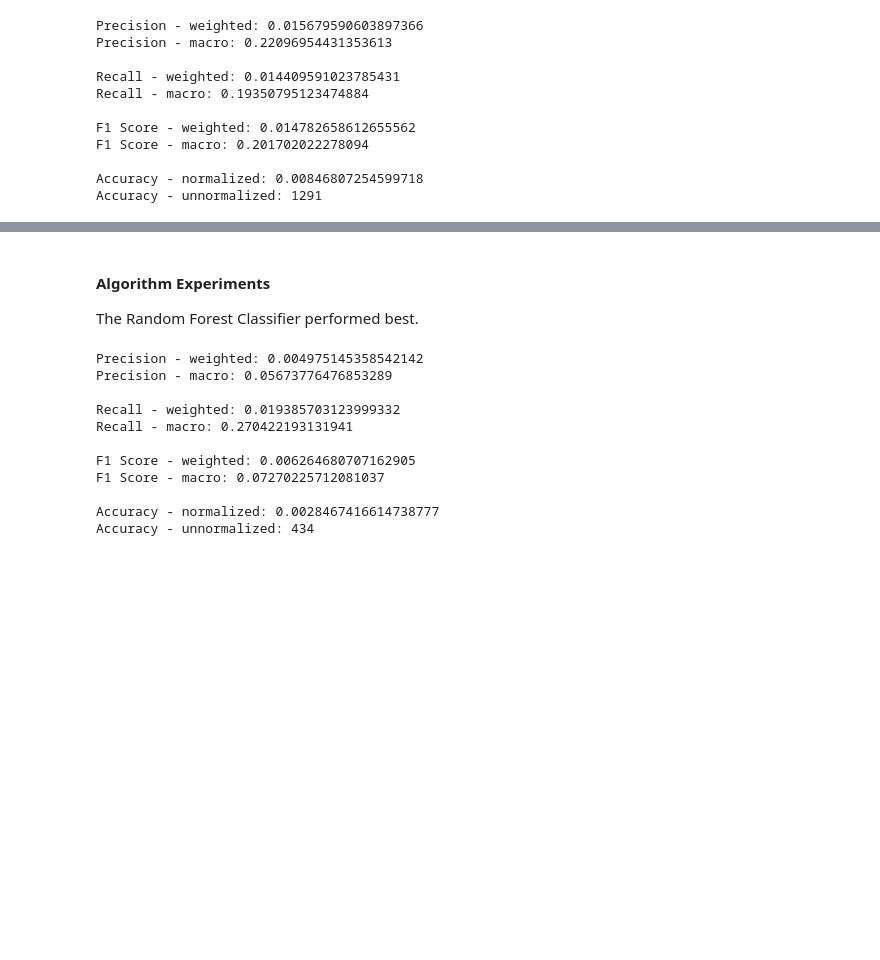
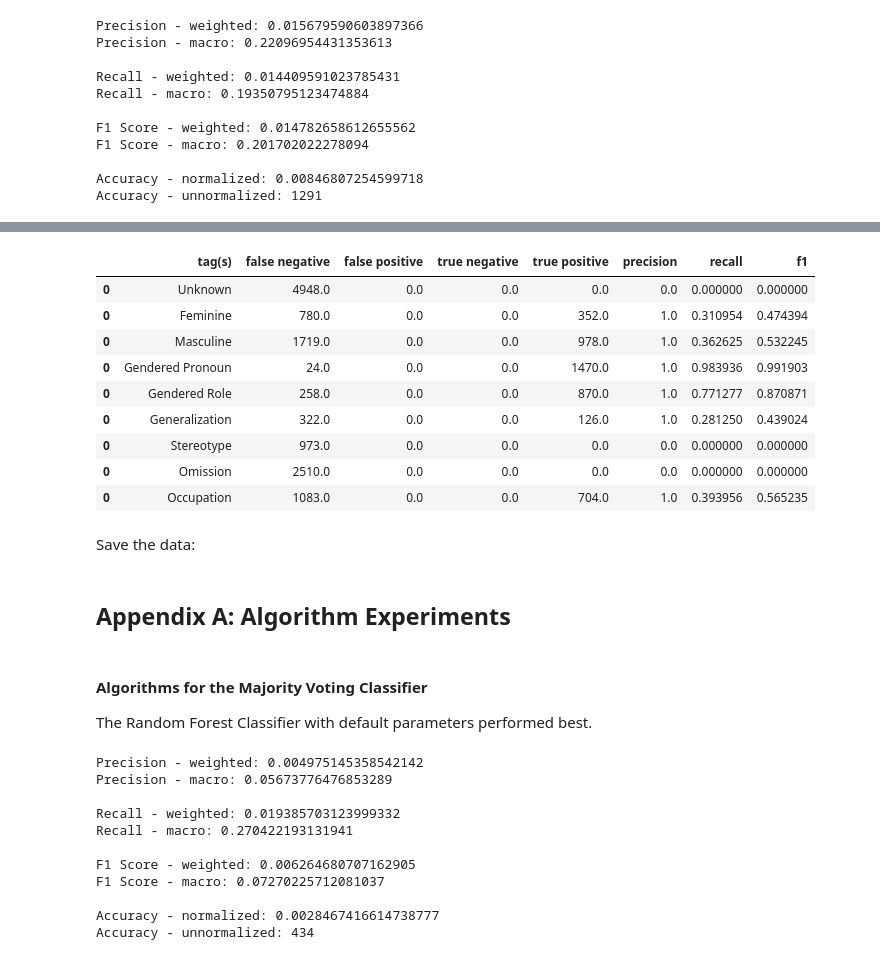
Before and after one commit to thegoose20/gender-bias, a Jupyter notebook: token_classification/BaselineTokenClassifiers.ipynb, the cells around one changed output, grey strips where cells are left out. Cells and saved outputs as stored; diff of their text form; code cells hidden in the pictures; blank space fills up the shorter version.

```diff
--- a/token_classification/BaselineTokenClassifiers.ipynb
+++ b/token_classification/BaselineTokenClassifiers.ipynb
@@ -365,0 +520,7 @@ Accuracy - unnormalized: 1291
+# %%
+loose_eval_df = eval_df.copy()
+for label,tags in label_tags.items():
+    for tag in tags:
+        loose_eval_df["expected_tag"] = loose_eval_df["expected_tag"].replace(to_replace=tag, value=label)
+        loose_eval_df["predicted_tag"] = loose_eval_df["predicted_tag"].replace(to_replace=tag, value=label)
+loose_eval_df.head()
@@ -365,0 +534,21 @@ Accuracy - unnormalized: 1291
+# %%
+loose_eval_df = loose_eval_df.fillna("O")
+# %%
+loose_eval_df = loose_eval_df.drop(columns=["_merge"])
+expected_labels = list(loose_eval_df.expected_tag)
+predicted_labels = list(loose_eval_df.predicted_tag)
+rows = loose_eval_df.shape[0]
+_merge = []
+for i in range(rows):
+    exp, pred = expected_labels[i], predicted_labels[i]
+    if (exp == "O") and (pred == "O"):
+        _merge += ["true negative"]
+    elif exp == pred:
+        _merge += ["true positive"]
+    elif (exp == "O") and (pred != "O"):
+        _merge += ["false_positive"]
+    elif (exp != "O") and (pred == "O"):
+        _merge += ["false negative"]
+assert len(_merge) == rows, "There should be one agreement type per row."
+loose_eval_df.insert(len(loose_eval_df.columns), "_merge", _merge)
+loose_eval_df.head()
@@ -365,0 +562,23 @@ Accuracy - unnormalized: 1291
+# %%
+loose_agmt = pd.DataFrame.from_dict({
+        "tag(s)":[], "false negative":[], "false positive":[], "true negative":[],
+         "true positive":[], "precision":[], "recall":[], "f1":[]
+    })
+# %%
+for label,tags in label_tags.items():
+    labels_agmt_stats = getScoresByTags(loose_eval_df, "_merge", [label])
+    loose_agmt = pd.concat([loose_agmt, labels_agmt_stats])
+loose_agmt
+# %% [output]
+|  | tag(s) | false negative | false positive | true negative | true positive | precision | recall | f1 |
+| 0 | Unknown | 4948.0 | 0.0 | 0.0 | 0.0 | 0.0 | 0.000000 | 0.000000 |
+| 0 | Feminine | 780.0 | 0.0 | 0.0 | 352.0 | 1.0 | 0.310954 | 0.474394 |
+| 0 | Masculine | 1719.0 | 0.0 | 0.0 | 978.0 | 1.0 | 0.362625 | 0.532245 |
+| 0 | Gendered Pronoun | 24.0 | 0.0 | 0.0 | 1470.0 | 1.0 | 0.983936 | 0.991903 |
+| 0 | Gendered Role | 258.0 | 0.0 | 0.0 | 870.0 | 1.0 | 0.771277 | 0.870871 |
+| 0 | Generalization | 322.0 | 0.0 | 0.0 | 126.0 | 1.0 | 0.281250 | 0.439024 |
+| 0 | Stereotype | 973.0 | 0.0 | 0.0 | 0.0 | 0.0 | 0.000000 | 0.000000 |
+| 0 | Omission | 2510.0 | 0.0 | 0.0 | 0.0 | 0.0 | 0.000000 | 0.000000 |
+| 0 | Occupation | 1083.0 | 0.0 | 0.0 | 704.0 | 1.0 | 0.393956 | 0.565235 |
+# %% [markdown]
+Save the data:
@@ -366,7 +587,9 @@ Accuracy - unnormalized: 1291
+# %% [markdown]
+## Appendix A: Algorithm Experiments
 # %% [markdown]
-#### Algorithm Experiments
+#### Algorithms for the Majority Voting Classifier
 
-The Random Forest Classifier performed best.
+The Random Forest Classifier with default parameters performed best.
 # %%
 # Majority Voting + Extra Trees with max. depth of 4 and balanced classes
 print("Precision - weighted:", metrics.precision_score(y_dev, predictions, average="weighted", zero_division=0))
```
Also changed, not shown: parts of 48 cells of this notebook, 2 other files.
